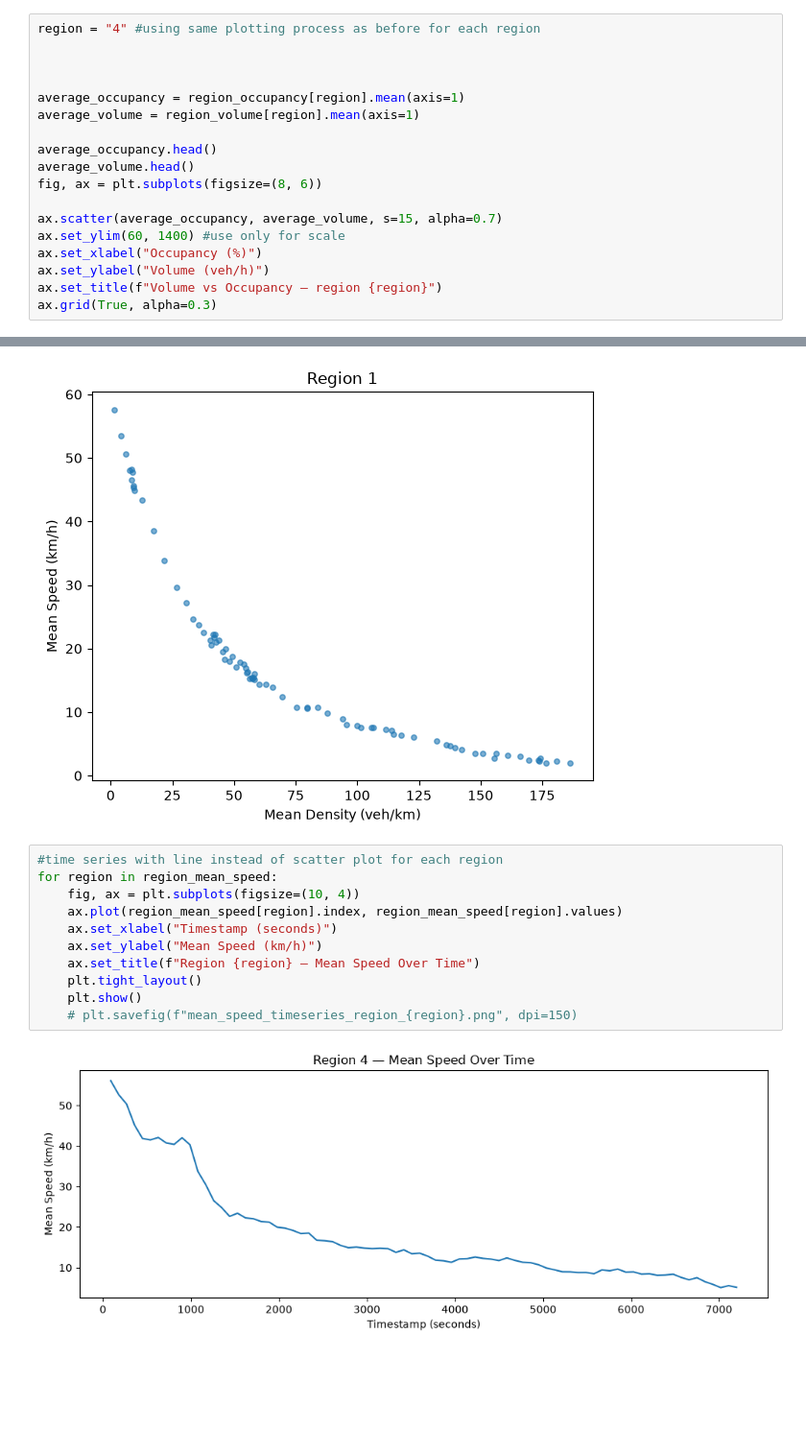
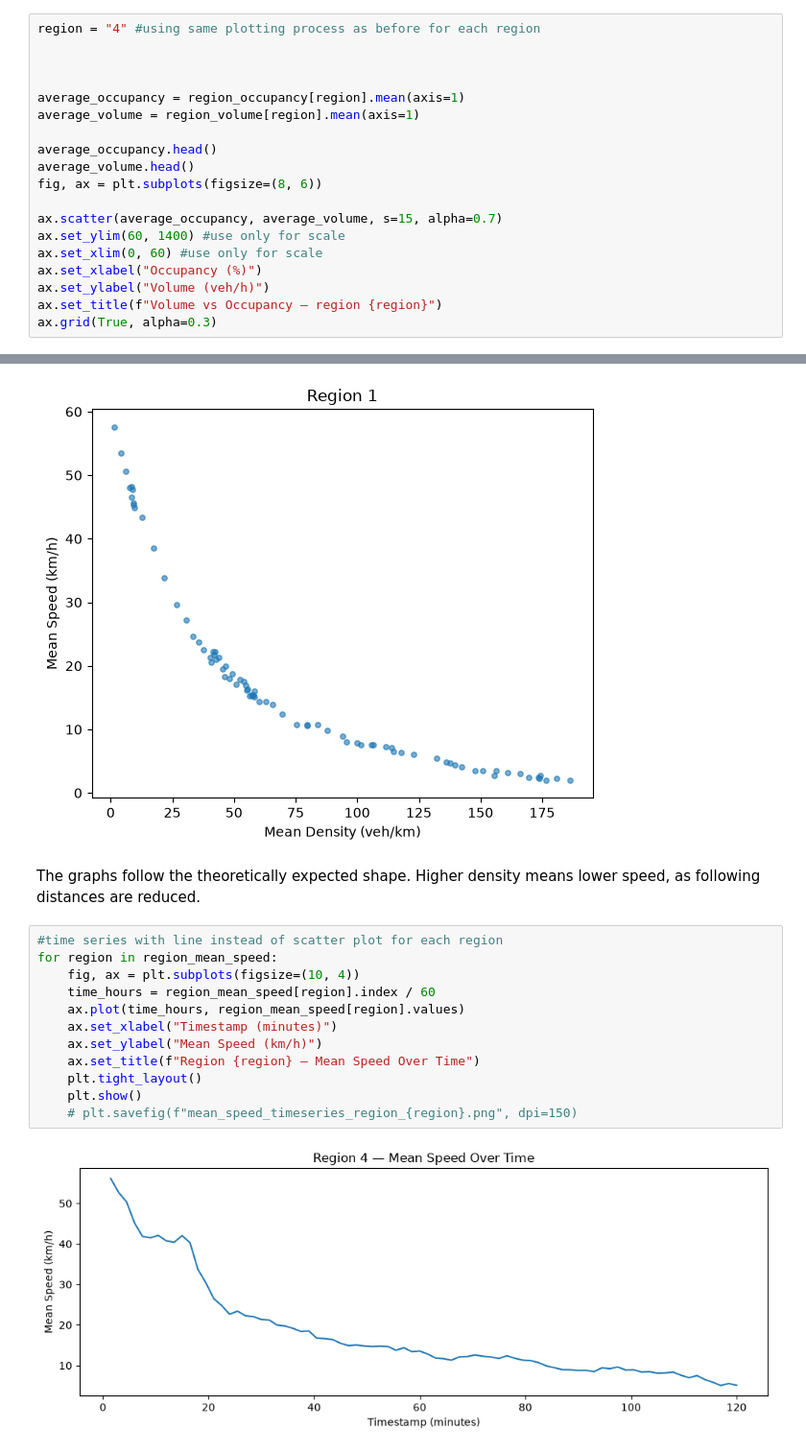
Before and after one commit to margauxfstn/Lab-1-Traffic, a Jupyter notebook: lab1Lorenzo.ipynb, the cells around one changed output, grey strips where cells are left out. Shown at 96% size. Drawn from its saved outputs; the diff is of its cells as text; blank space fills up the shorter version.

```diff
--- a/lab1Lorenzo.ipynb
+++ b/lab1Lorenzo.ipynb
@@ -222,6 +234,7 @@ fig, ax = plt.subplots(figsize=(8, 6))
 
 ax.scatter(average_occupancy, average_volume, s=15, alpha=0.7)
 ax.set_ylim(60, 1400) #use only for scale
+ax.set_xlim(0, 60) #use only for scale
 ax.set_xlabel("Occupancy (%)")
 ax.set_ylabel("Volume (veh/h)")
 ax.set_title(f"Volume vs Occupancy — region {region}")
@@ -333,16 +346,19 @@ for region in region_mean_speed:
 [figure]
 [figure]
 [figure]
+# %% [markdown]
+The graphs follow the theoretically expected shape. Higher density means lower speed, as following distances are reduced.
 # %%
 #time series with line instead of scatter plot for each region
 for region in region_mean_speed:
     fig, ax = plt.subplots(figsize=(10, 4))
-    ax.plot(region_mean_speed[region].index, region_mean_speed[region].values)
-    ax.set_xlabel("Timestamp (seconds)")
+    time_hours = region_mean_speed[region].index / 60
+    ax.plot(time_hours, region_mean_speed[region].values)
+    ax.set_xlabel("Timestamp (minutes)")
     ax.set_ylabel("Mean Speed (km/h)")
     ax.set_title(f"Region {region} — Mean Speed Over Time")
     plt.tight_layout()
     plt.show()
     # plt.savefig(f"mean_speed_timeseries_region_{region}.png", dpi=150)
 # %% [output]
-[figure, old version]
+[figure, new version]
```
Also changed, not shown: parts of 14 cells of this notebook.
